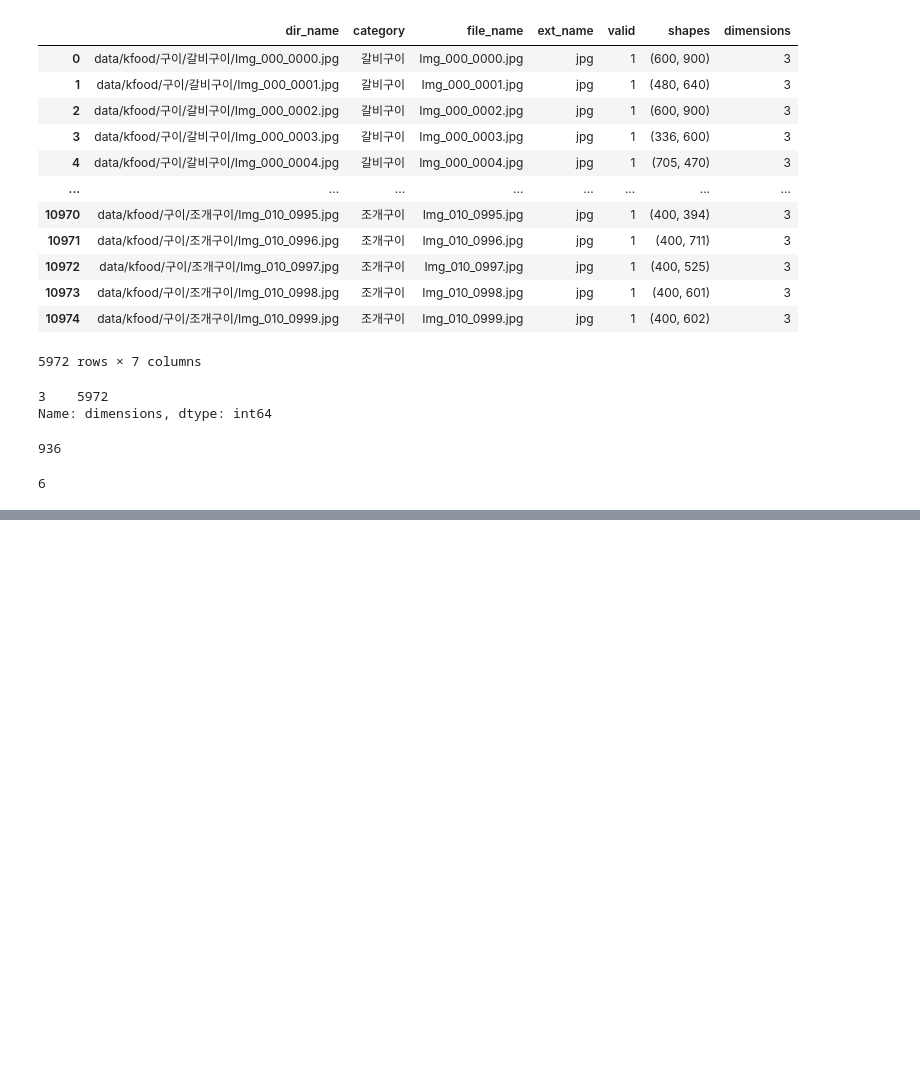
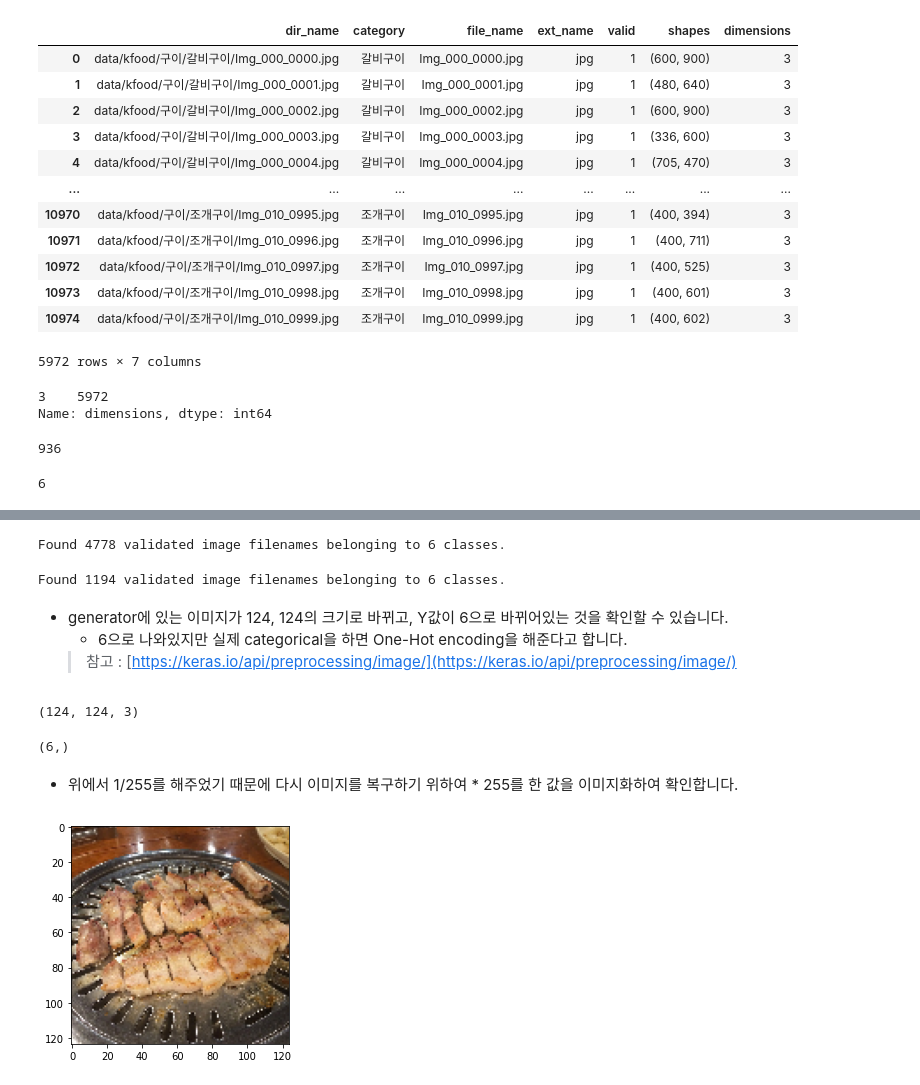
Before and after one commit to Chanjun-kim/Chanjun-kim.github.io, a Jupyter notebook: _ipynb/2021-06-08-CNN.ipynb, the cells around one changed output, grey strips where cells are left out. Cells and saved outputs as stored; diff of their text form; code cells hidden in the pictures; blank space fills up the shorter version.

```diff
--- a/_ipynb/2021-06-08-CNN.ipynb
+++ b/_ipynb/2021-06-08-CNN.ipynb
@@ -267,0 +335,2 @@ model.compile(optimizer='Adam', loss='categorical_crossentropy')
+# %%
+DataGenerator = tf.keras.preprocessing.image.ImageDataGenerator(rescale = 1. / 255, validation_split = 0.2)
@@ -267,0 +347,49 @@ model.compile(optimizer='Adam', loss='categorical_crossentropy')
+# %%
+train_generator = DataGenerator.flow_from_dataframe(file_list,                # 데이터프레임
+                                        x_col = 'dir_name',     # 파일위치 열이름
+                                        y_col = 'category',        # 클래스 열이름
+                                        target_size = (124,124),    # 이미지 사이즈
+                                        color_mode= 'rgb',          # 이미지 채널수
+                                        class_mode= 'categorical',  # Y값 변화방법
+                                        batch_size= 32,         # 배치사이즈
+                                        Shuffle = True,         # 랜덤 여부
+                                        seed = 42,              # 랜덤엔 시드
+                                        interpolation= 'nearest',
+                                        subset = "training"
+                                        )
+# %% [output]
+Found 4778 validated image filenames belonging to 6 classes.
+# %%
+val_generator = DataGenerator.flow_from_dataframe(file_list,                # 데이터프레임
+                                        x_col = 'dir_name',     # 파일위치 열이름
+                                        y_col = 'category',        # 클래스 열이름
+                                        target_size = (124,124),    # 이미지 사이즈
+                                        color_mode= 'rgb',          # 이미지 채널수
+                                        class_mode= 'categorical',  # Y값 변화방법
+                                        batch_size= 32,         # 배치사이즈
+                                        Shuffle = True,         # 랜덤 여부
+                                        seed = 42,              # 랜덤엔 시드
+                                        interpolation= 'nearest',
+                                        subset = "validation"
+                                        )
+# %% [output]
+Found 1194 validated image filenames belonging to 6 classes.
+# %% [markdown]
+- generator에 있는 이미지가 124, 124의 크기로 바뀌고, Y값이 6으로 바뀌어있는 것을 확인할 수 있습니다.
+    - 6으로 나와있지만 실제 categorical을 하면 One-Hot encoding을 해준다고 합니다.
+    > 참고 : [https://keras.io/api/preprocessing/image/](https://keras.io/api/preprocessing/image/)
+# %%
+train_generator.next()[0][0].shape
+# %% [output]
+(124, 124, 3)
+# %%
+train_generator.next()[1][0].shape
+# %% [output]
+(6,)
+# %% [markdown]
+- 위에서 1/255를 해주었기 때문에 다시 이미지를 복구하기 위하여 * 255를 한 값을 이미지화하여 확인합니다.
+# %%
+plt.imshow((train_generator.next()[0][0] * 255).astype(int))
+plt.show()
+# %% [output]
+[figure, added]
```
Also changed, not shown: parts of 35 cells of this notebook.
